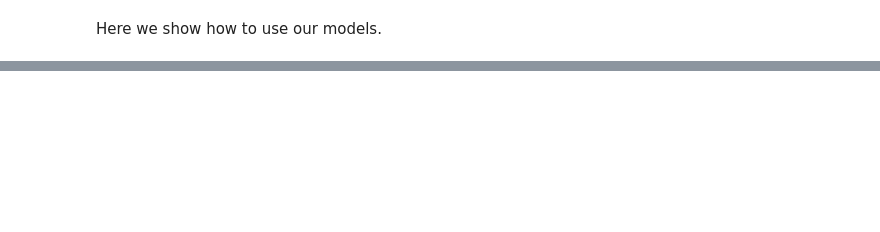
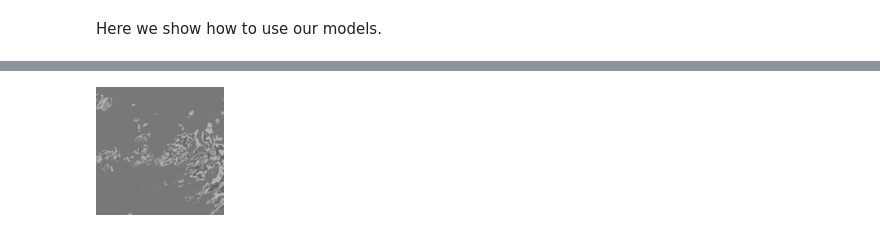
Before and after one commit to mzampar/Deep-Learning-Project, a Jupyter notebook: display/display_results.ipynb, the cells around one changed output, grey strips where cells are left out. Saved outputs shown, nothing was run; the diff lists cells and outputs as text; code cells hidden in the pictures; blank space fills up the shorter version.

```diff
--- a/display/display_results.ipynb
+++ b/display/display_results.ipynb
@@ -66,3 +122,7 @@ from PIL import Image
+# %%
+Image(filename='true.gif')
+# %% [output]
+[figure, added]
 # %%
 from IPython.display import HTML
 
```
Also changed, not shown: parts of 8 cells of this notebook, 6 other files.
